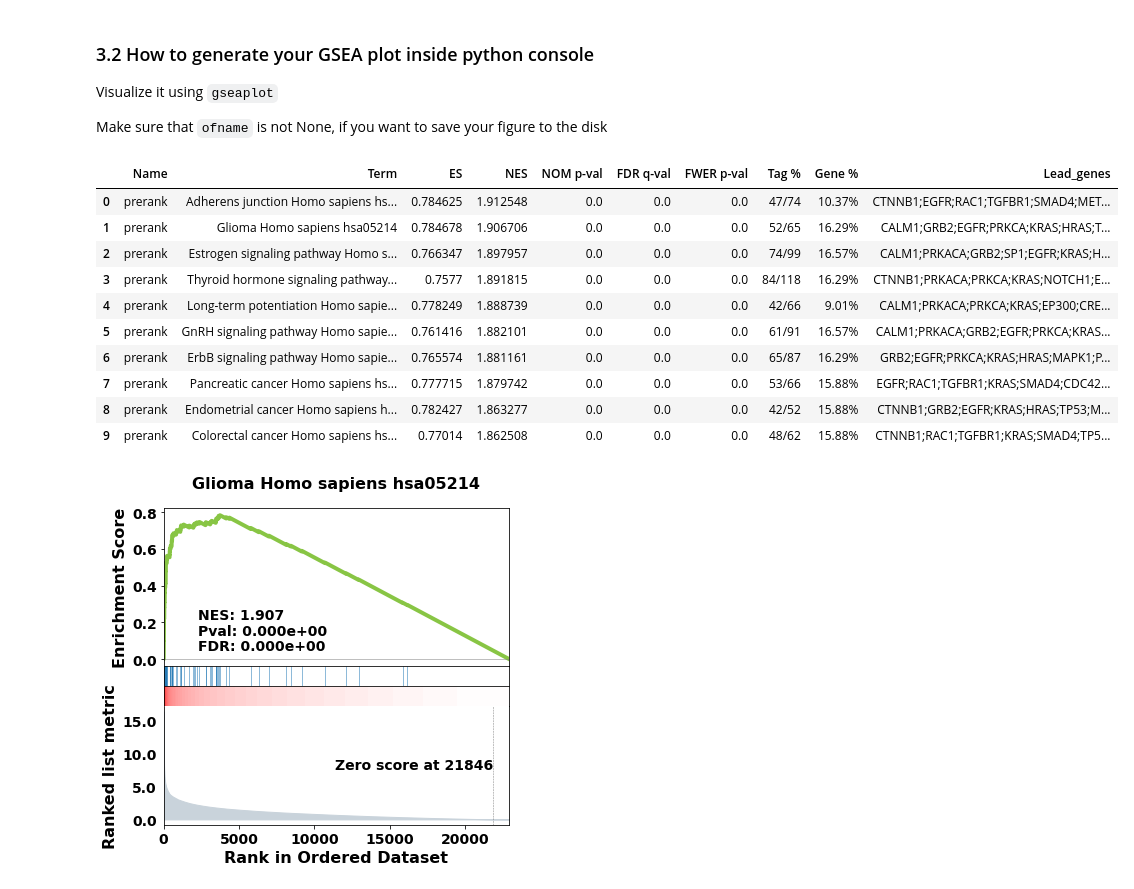
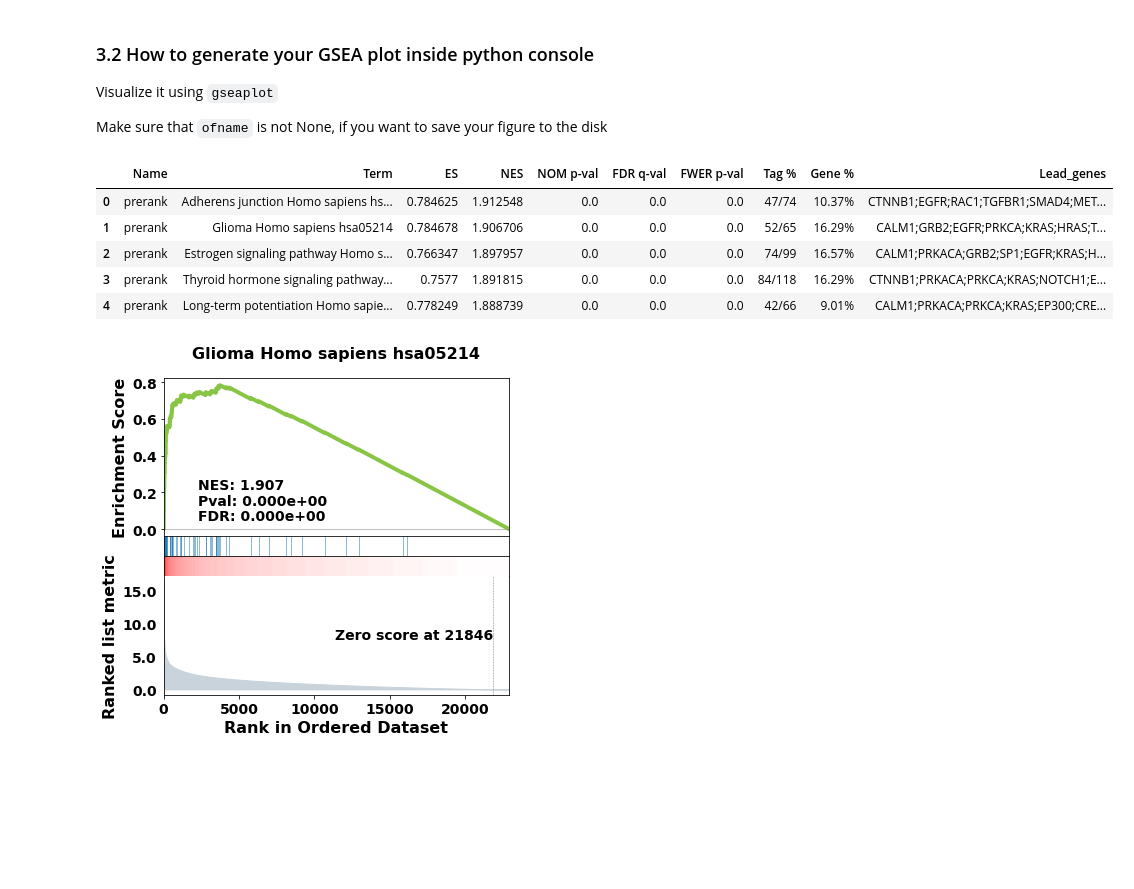
Before and after one commit to zqfang/GSEApy, a Jupyter notebook: docs/gseapy_example.ipynb, the cells around one changed output. Cells and saved outputs as stored; diff of their text form; code cells hidden in the pictures; blank space fills up the shorter version.

```diff
--- a/docs/gseapy_example.ipynb
+++ b/docs/gseapy_example.ipynb
@@ -279,19 +304,14 @@ Visualize it using ``gseaplot``
 
 Make sure that ``ofname`` is not None, if you want to save your figure to the disk
 # %%
-pre_res.res2d.head(10)
+pre_res.res2d.head(5)
 # %% [output]
 |  | Name | Term | ES | NES | NOM p-val | FDR q-val | FWER p-val | Tag % | Gene % | Lead_genes |
 | 0 | prerank | Adherens junction Homo sapiens hs... | 0.784625 | 1.912548 | 0.0 | 0.0 | 0.0 | 47/74 | 10.37% | CTNNB1;EGFR;RAC1;TGFBR1;SMAD4;MET... |
 | 1 | prerank | Glioma Homo sapiens hsa05214 | 0.784678 | 1.906706 | 0.0 | 0.0 | 0.0 | 52/65 | 16.29% | CALM1;GRB2;EGFR;PRKCA;KRAS;HRAS;T... |
 | 2 | prerank | Estrogen signaling pathway Homo s... | 0.766347 | 1.897957 | 0.0 | 0.0 | 0.0 | 74/99 | 16.57% | CALM1;PRKACA;GRB2;SP1;EGFR;KRAS;H... |
 | 3 | prerank | Thyroid hormone signaling pathway... | 0.7577 | 1.891815 | 0.0 | 0.0 | 0.0 | 84/118 | 16.29% | CTNNB1;PRKACA;PRKCA;KRAS;NOTCH1;E... |
 | 4 | prerank | Long-term potentiation Homo sapie... | 0.778249 | 1.888739 | 0.0 | 0.0 | 0.0 | 42/66 | 9.01% | CALM1;PRKACA;PRKCA;KRAS;EP300;CRE... |
-| 5 | prerank | GnRH signaling pathway Homo sapie... | 0.761416 | 1.882101 | 0.0 | 0.0 | 0.0 | 61/91 | 16.57% | CALM1;PRKACA;GRB2;EGFR;PRKCA;KRAS... |
-| 6 | prerank | ErbB signaling pathway Homo sapie... | 0.765574 | 1.881161 | 0.0 | 0.0 | 0.0 | 65/87 | 16.29% | GRB2;EGFR;PRKCA;KRAS;HRAS;MAPK1;P... |
-| 7 | prerank | Pancreatic cancer Homo sapiens hs... | 0.777715 | 1.879742 | 0.0 | 0.0 | 0.0 | 53/66 | 15.88% | EGFR;RAC1;TGFBR1;KRAS;SMAD4;CDC42... |
-| 8 | prerank | Endometrial cancer Homo sapiens h... | 0.782427 | 1.863277 | 0.0 | 0.0 | 0.0 | 42/52 | 15.88% | CTNNB1;GRB2;EGFR;KRAS;HRAS;TP53;M... |
-| 9 | prerank | Colorectal cancer Homo sapiens hs... | 0.77014 | 1.862508 | 0.0 | 0.0 | 0.0 | 48/62 | 15.88% | CTNNB1;RAC1;TGFBR1;KRAS;SMAD4;TP5... |
 # %%
 ## easy way
 from gseapy import gseaplot
```
Also changed, not shown: parts of 42 cells of this notebook.
